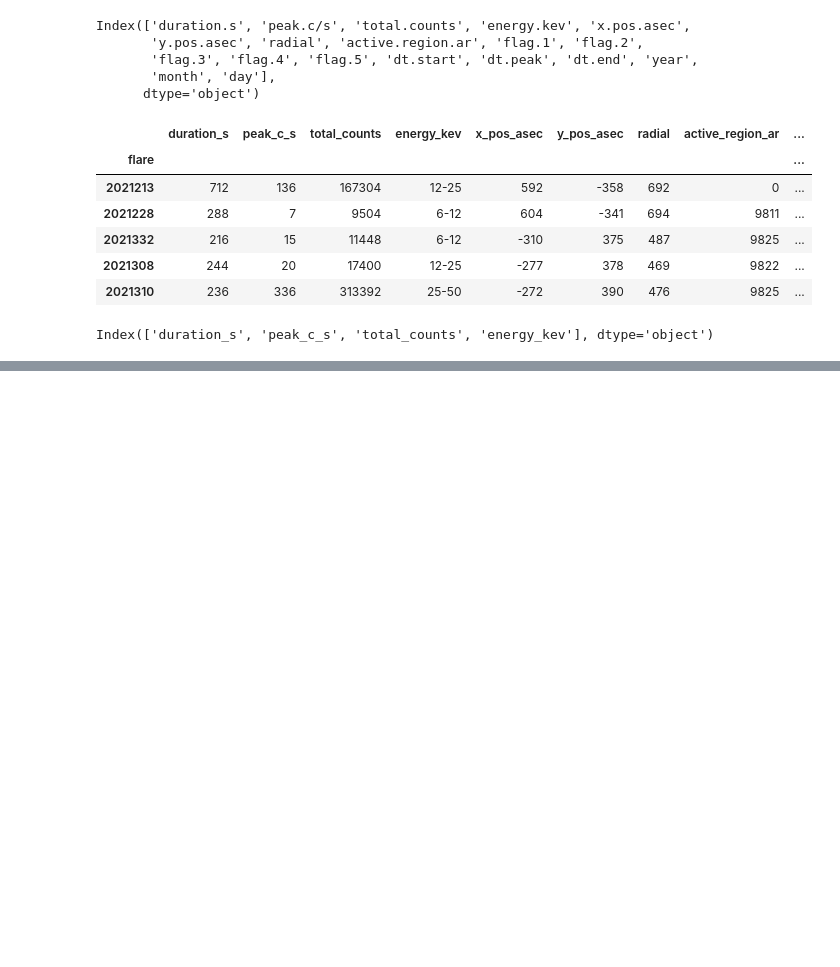
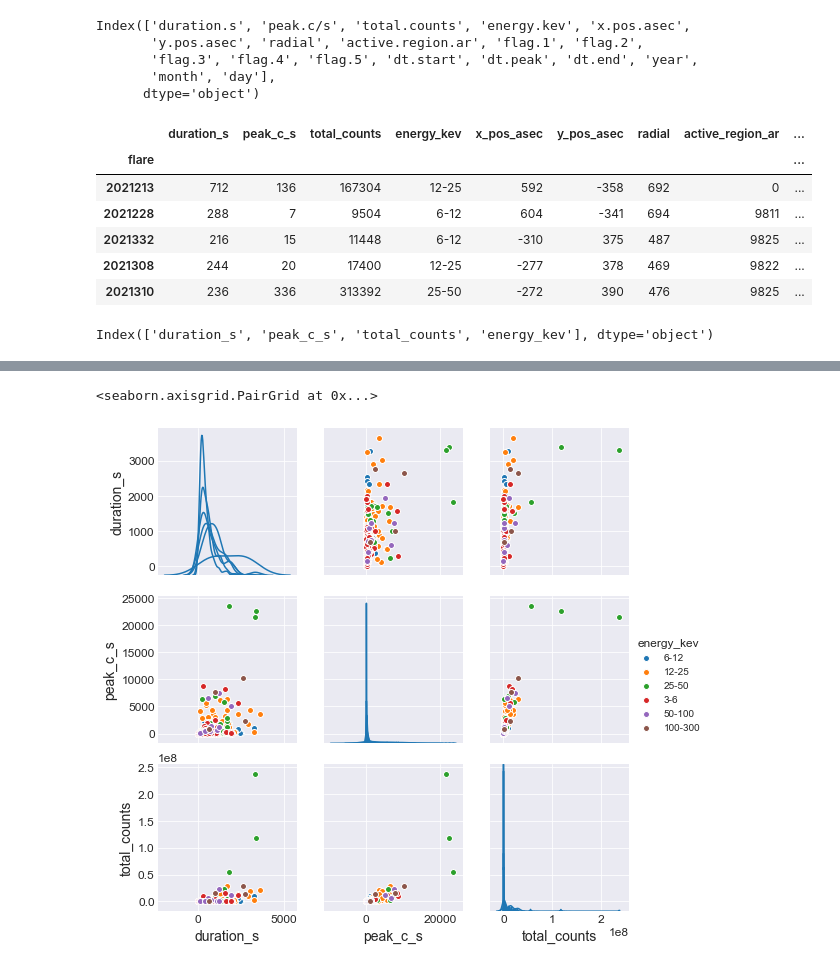
Before and after one commit to Byte7/Solar-Flares-Prediction-RHESSI-Mission, a Jupyter notebook: test_nbs.ipynb, the cells around one changed output, grey strips where cells are left out. Drawn from its saved outputs; the diff is of its cells as text; code cells hidden in the pictures; blank space fills up the shorter version.

```diff
--- a/test_nbs.ipynb
+++ b/test_nbs.ipynb
@@ -113,0 +82,5 @@ sns.pairplot(data=data_part, hue='energy_kev', vars=['duration_s', 'peak_c_s', '
+# %%
+sns.pairplot(data=data_part, hue='energy_kev', diag_kind='kde')
+# %% [output]
+<seaborn.axisgrid.PairGrid at 0x...>
+[figure, added]
```
Also changed, not shown: parts of 8 cells of this notebook.
